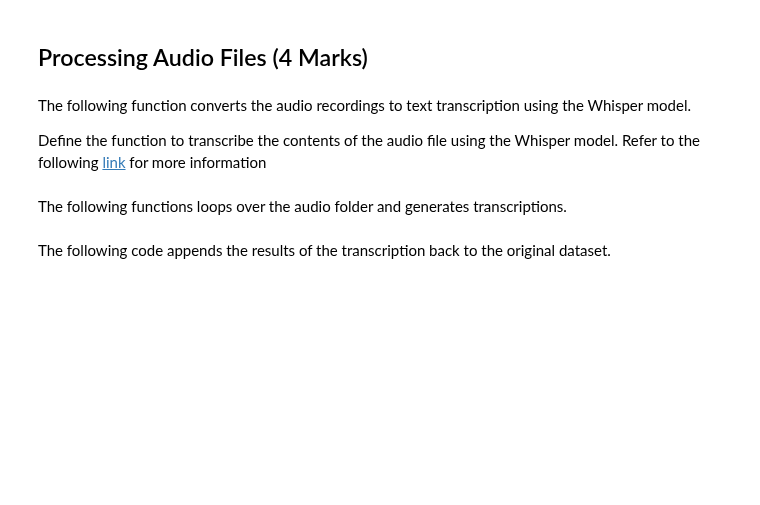
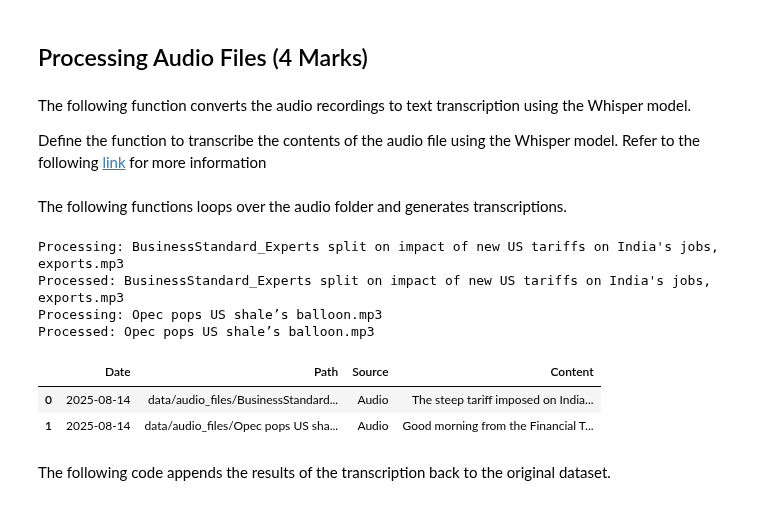
Before and after one commit to ShubhamAsawale/gen_ai_repo, a Jupyter notebook: sentiment_analysis/Learner_Notebook_[Code].ipynb, the cells around one changed output. Cells and saved outputs as stored; diff of their text form; code cells hidden in the pictures; blank space fills up the shorter version.

```diff
--- a/sentiment_analysis/Learner_Notebook_[Code].ipynb
+++ b/sentiment_analysis/Learner_Notebook_[Code].ipynb
@@ -265,10 +315,18 @@ def process_folder(folder_path):
     return new_df
 # %%
 # Process the audio files present in the audio folder
-audio_df = ____(____)
+audio_df = process_folder(audio_folder)
 
 # Display the DataFrame
 audio_df
+# %% [output]
+Processing: BusinessStandard_Experts split on impact of new US tariffs on India's jobs, exports.mp3
+Processed: BusinessStandard_Experts split on impact of new US tariffs on India's jobs, exports.mp3
+Processing: Opec pops US shale’s balloon.mp3
+Processed: Opec pops US shale’s balloon.mp3
+|  | Date | Path | Source | Content |
+| 0 | 2025-08-14 | data/audio_files/BusinessStandard... | Audio | The steep tariff imposed on India... |
+| 1 | 2025-08-14 | data/audio_files/Opec pops US sha... | Audio | Good morning from the Financial T... |
 # %% [markdown]
 The following code appends the results of the transcription back to the original dataset.
 # %%
```
Also changed, not shown: parts of 23 cells of this notebook.
